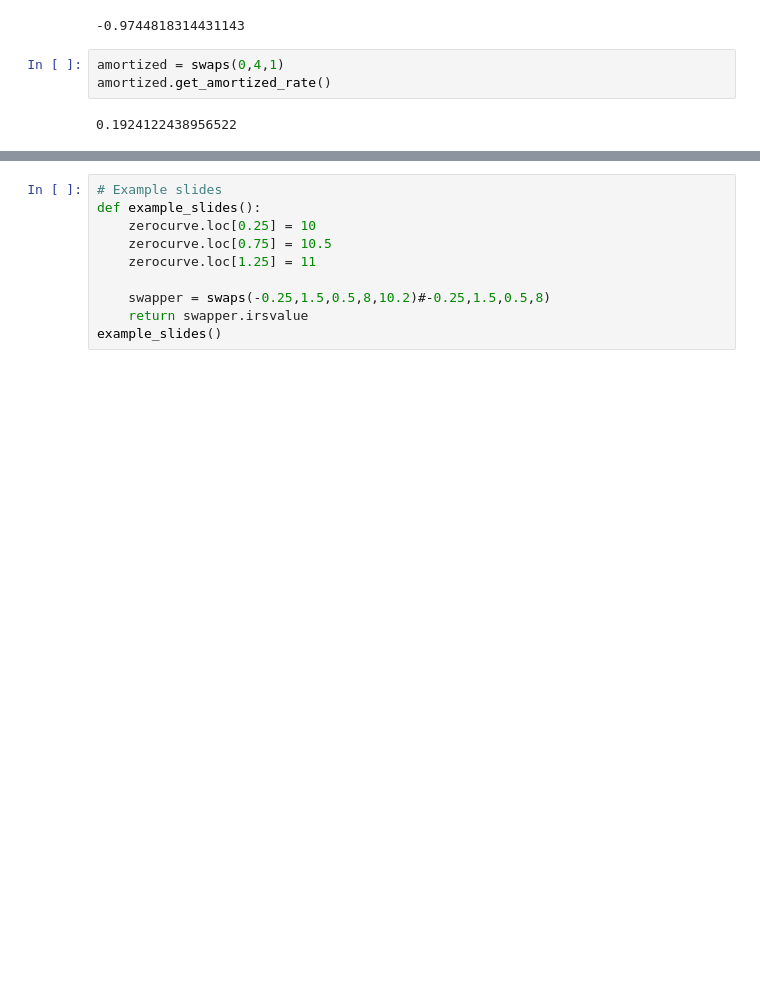
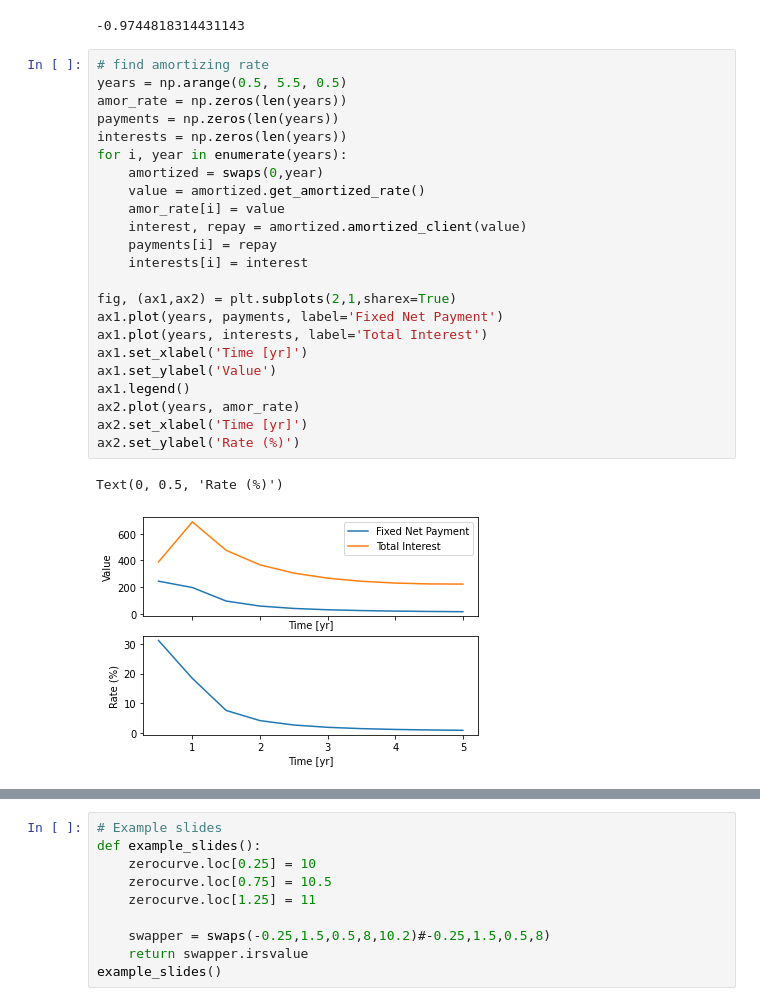
Before and after one commit to LuukOudshoorn25/SPFDM1, a Jupyter notebook: SPFDM 1.ipynb, the cells around one changed output, grey strips where cells are left out. Drawn from its saved outputs; the diff is of its cells as text; blank space fills up the shorter version.

Commit message:
Amortizing update

```diff
--- a/SPFDM 1.ipynb
+++ b/SPFDM 1.ipynb
@@ -339,8 +349,29 @@ paper_example()
 Fixed 96.60929802037867
 Float 97.58377985182179
 -0.9744818314431143
-# %%
-amortized = swaps(0,4,1)
-amortized.get_amortized_rate()
-# %% [output]
-0.1924122438956522
+# %%
+# find amortizing rate
+years = np.arange(0.5, 5.5, 0.5)
+amor_rate = np.zeros(len(years))
+payments = np.zeros(len(years))
+interests = np.zeros(len(years))
+for i, year in enumerate(years):
+    amortized = swaps(0,year)
+    value = amortized.get_amortized_rate()
+    amor_rate[i] = value
+    interest, repay = amortized.amortized_client(value)
+    payments[i] = repay
+    interests[i] = interest
+
+fig, (ax1,ax2) = plt.subplots(2,1,sharex=True)
+ax1.plot(years, payments, label='Fixed Net Payment')
+ax1.plot(years, interests, label='Total Interest')
+ax1.set_xlabel('Time [yr]')
+ax1.set_ylabel('Value')
+ax1.legend()
+ax2.plot(years, amor_rate)
+ax2.set_xlabel('Time [yr]')
+ax2.set_ylabel('Rate (%)')
+# %% [output]
+Text(0, 0.5, 'Rate (%)')
+[figure, added]
```
Also changed, not shown: parts of 9 cells of this notebook.
